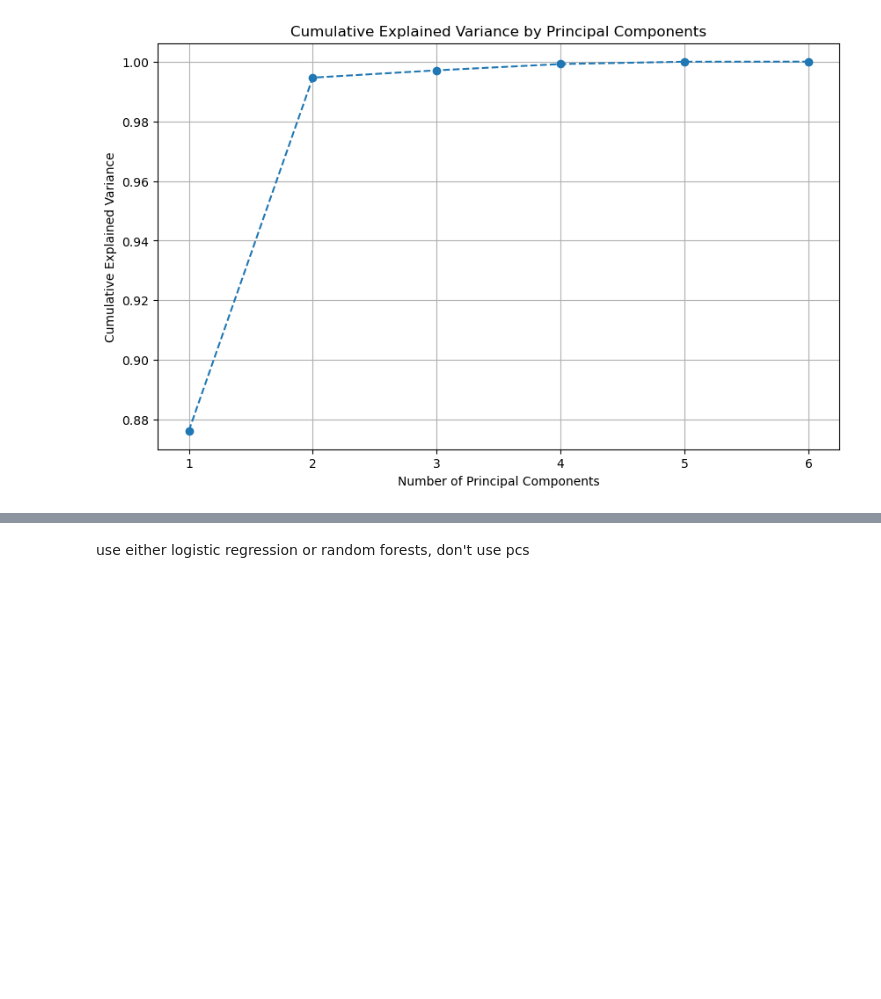
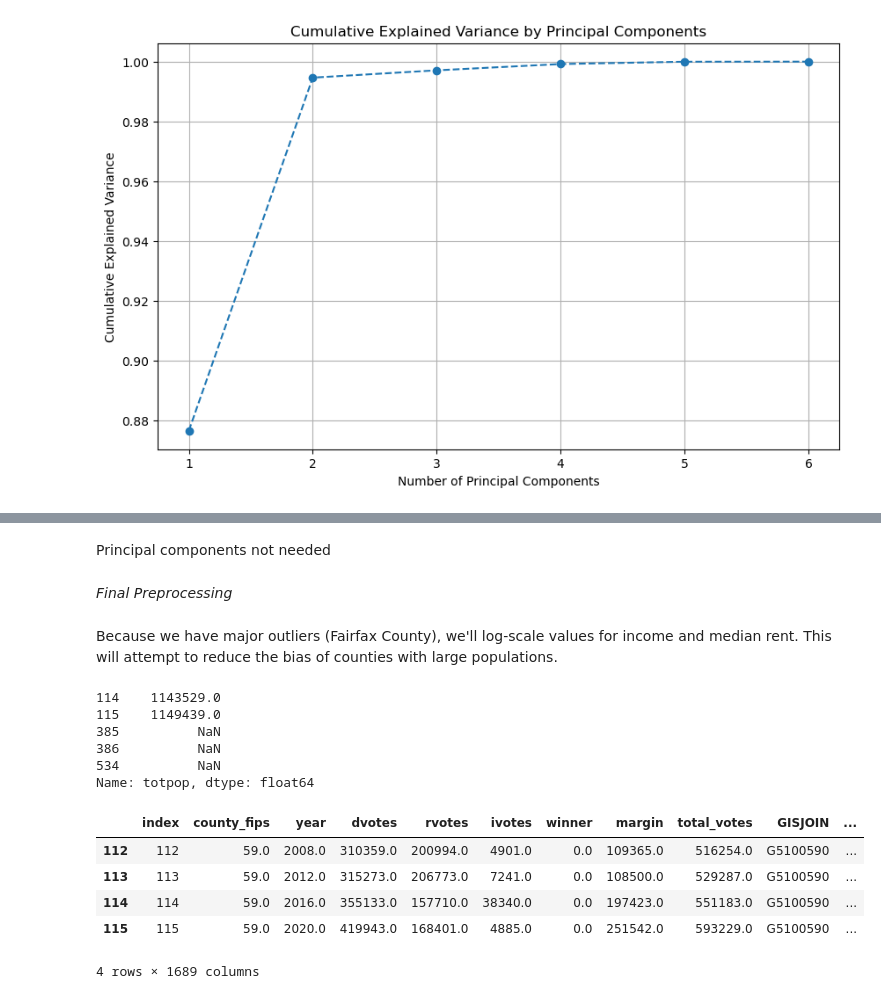
Before and after one commit to Hep7vv/DS3001-Final-Project, a Jupyter notebook: eda.ipynb, the cells around one changed output, grey strips where cells are left out. Drawn from its saved outputs; the diff is of its cells as text; code cells hidden in the pictures; blank space fills up the shorter version.

```diff
--- a/eda.ipynb
+++ b/eda.ipynb
@@ -265,2 +259,26 @@ loadings
-# %% [markdown]
-use either logistic regression or random forests, don't use pcs
+# %% [markdown]
+Principal components not needed
+# %% [markdown]
+*Final Preprocessing*
+# %% [markdown]
+Because we have major outliers (Fairfax County), we'll log-scale values for income and median rent. This will attempt to reduce the bias of counties with large populations.
+# %%
+p = df['totpop']
+p = p.sort_values()
+p.tail()
+# %% [output]
+114    1143529.0
+115    1149439.0
+385          NaN
+386          NaN
+534          NaN
+Name: totpop, dtype: float64
+# %%
+df[df['totpop'] > 1_000_000]
+# %% [output]
+|  | index | county_fips | year | dvotes | rvotes | ivotes | winner | margin | total_votes | GISJOIN | ... |
+| 112 | 112 | 59.0 | 2008.0 | 310359.0 | 200994.0 | 4901.0 | 0.0 | 109365.0 | 516254.0 | G5100590 | ... |
+| 113 | 113 | 59.0 | 2012.0 | 315273.0 | 206773.0 | 7241.0 | 0.0 | 108500.0 | 529287.0 | G5100590 | ... |
+| 114 | 114 | 59.0 | 2016.0 | 355133.0 | 157710.0 | 38340.0 | 0.0 | 197423.0 | 551183.0 | G5100590 | ... |
+| 115 | 115 | 59.0 | 2020.0 | 419943.0 | 168401.0 | 4885.0 | 0.0 | 251542.0 | 593229.0 | G5100590 | ... |
+4 rows × 1689 columns
```
Also changed, not shown: parts of 44 cells of this notebook.
